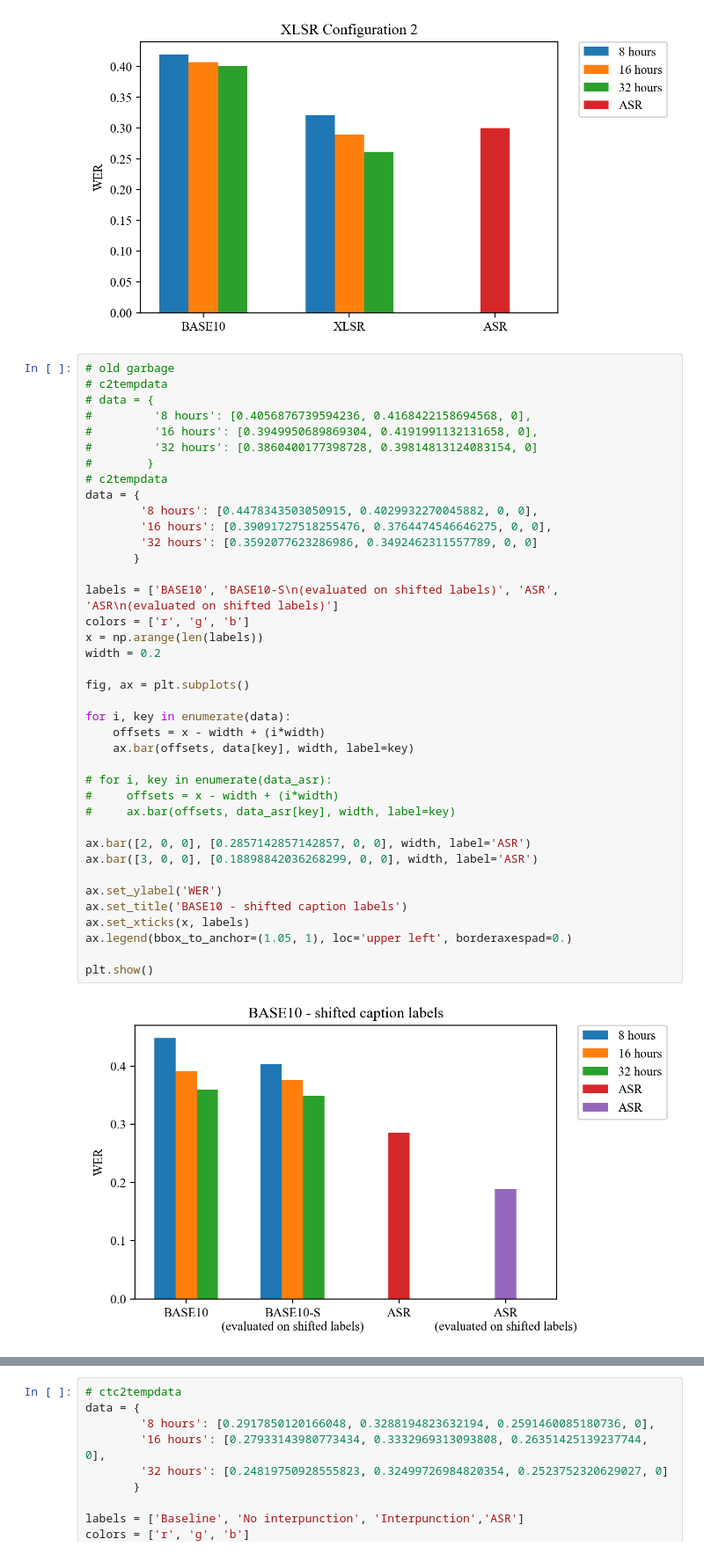
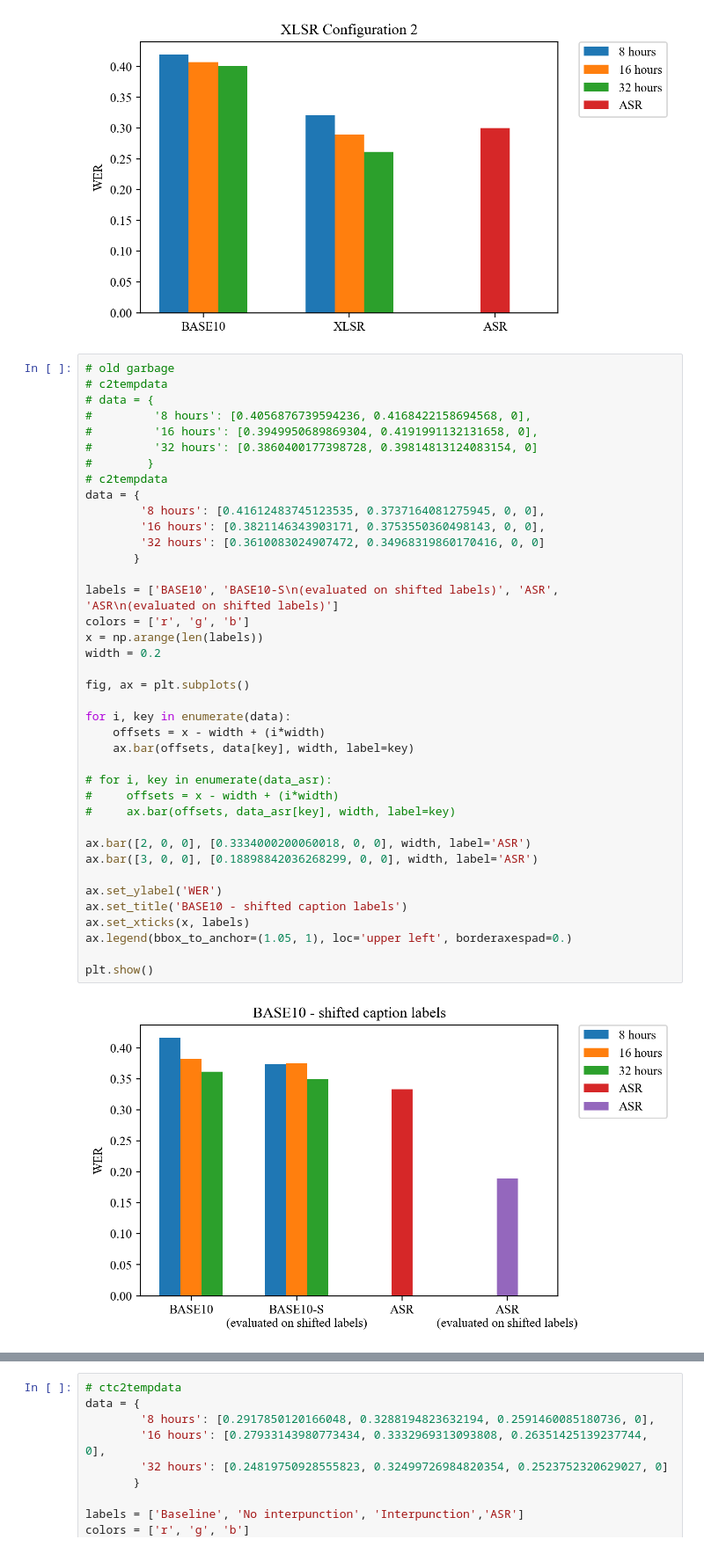
Before and after one commit to Thomaskolb/bsc-thesis, a Jupyter notebook: scripts/results/thesis-results.ipynb, the cells around one changed output, grey strips where cells are left out. Shown at 88% size. Drawn from its saved outputs; the diff is of its cells as text.

```diff
--- a/scripts/results/thesis-results.ipynb
+++ b/scripts/results/thesis-results.ipynb
@@ -267,38 +267,38 @@ plt.show()
 #         '32 hours': [0.3860400177398728, 0.39814813124083154, 0]
 #        }
 # c2tempdata
 data = {
-        '8 hours': [0.4478343503050915, 0.4029932270045882, 0, 0],
-        '16 hours': [0.39091727518255476, 0.3764474546646275, 0, 0],
-        '32 hours': [0.3592077623286986, 0.3492462311557789, 0, 0]
+        '8 hours': [0.41612483745123535, 0.3737164081275945, 0, 0],
+        '16 hours': [0.3821146343903171, 0.3753550360498143, 0, 0],
+        '32 hours': [0.3610083024907472, 0.34968319860170416, 0, 0]
        }
 
 labels = ['BASE10', 'BASE10-S\n(evaluated on shifted labels)', 'ASR', 'ASR\n(evaluated on shifted labels)']
 colors = ['r', 'g', 'b']
 x = np.arange(len(labels))
 width = 0.2
 
 fig, ax = plt.subplots()
 
 for i, key in enumerate(data):
     offsets = x - width + (i*width)
     ax.bar(offsets, data[key], width, label=key)
 
 # for i, key in enumerate(data_asr):
 #     offsets = x - width + (i*width)
 #     ax.bar(offsets, data_asr[key], width, label=key)
 
-ax.bar([2, 0, 0], [0.2857142857142857, 0, 0], width, label='ASR')
+ax.bar([2, 0, 0], [0.3334000200060018, 0, 0], width, label='ASR')
 ax.bar([3, 0, 0], [0.18898842036268299, 0, 0], width, label='ASR')
 
 ax.set_ylabel('WER')
 ax.set_title('BASE10 - shifted caption labels')
 ax.set_xticks(x, labels)
 ax.legend(bbox_to_anchor=(1.05, 1), loc='upper left', borderaxespad=0.)
 
 plt.show()
 # %% [output]
-[figure, old version]
+[figure, new version]
 # %%
 # c2tempdata
 data = {
```
Also changed, not shown: parts of 1 cell of this notebook, 1 other file.
